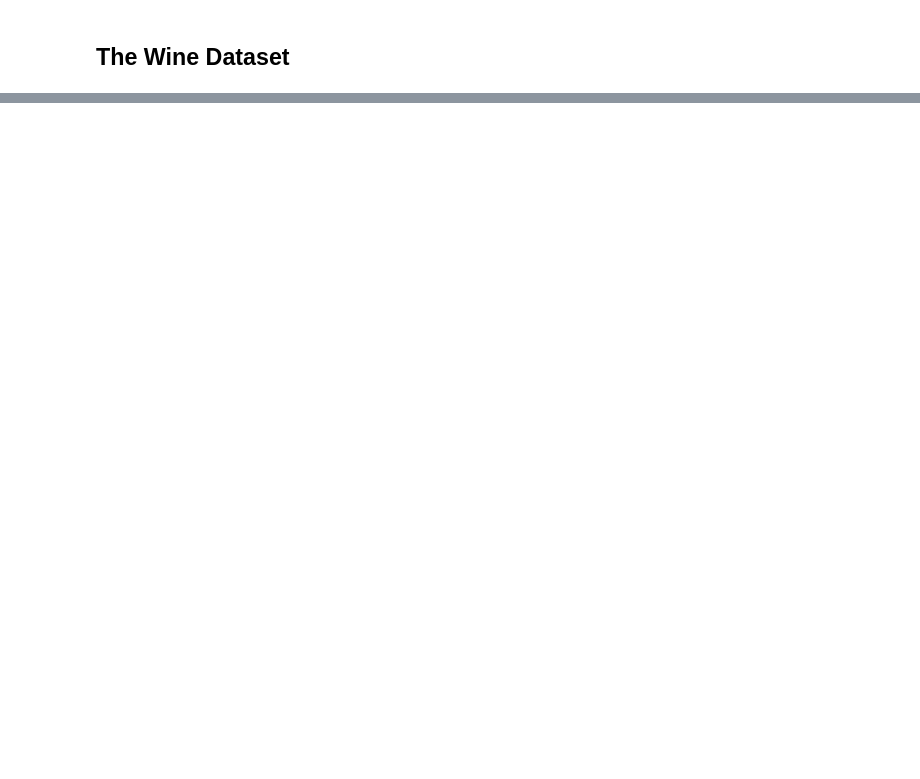
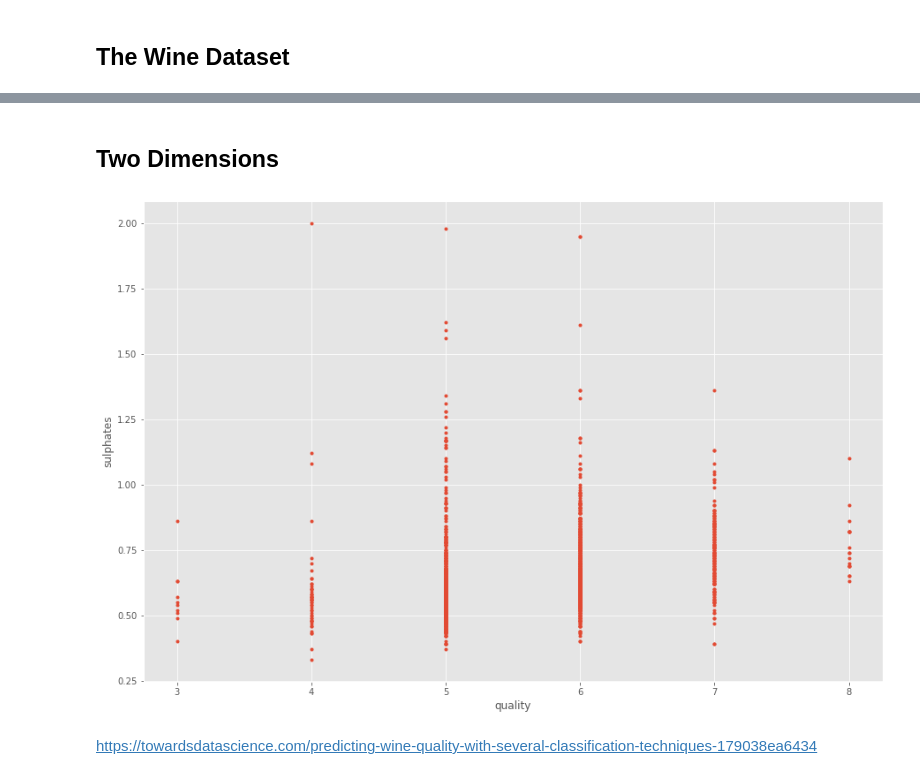
Before and after one commit to MichelleMoran431/Machine-learning-and-Statistics, a Jupyter notebook: Week 4 exercise.ipynb, the cells around one changed output, grey strips where cells are left out. Saved outputs shown, nothing was run; the diff lists cells and outputs as text; code cells hidden in the pictures; blank space fills up the shorter version.

```diff
--- a/Week 4 exercise.ipynb
+++ b/Week 4 exercise.ipynb
@@ -59,0 +95,16 @@ b'Skipping line 117: expected 1 fields, saw 2\nSkipping line 136: expected 1 fie
+# %% [markdown]
+## Two Dimensions ##
+# %%
+# New figure.
+fig, ax = plt.subplots()
+
+# Scatter plot.
+ax.plot(df['quality'], df['sulphates'], '.')
+
+# Set axis labels.
+ax.set_xlabel('quality');
+ax.set_ylabel('sulphates');
+# %% [output]
+[figure, added]
+# %% [markdown]
+https://towardsdatascience.com/predicting-wine-quality-with-several-classification-techniques-179038ea6434
```
Also changed, not shown: parts of 5 cells of this notebook, 5 other files.
